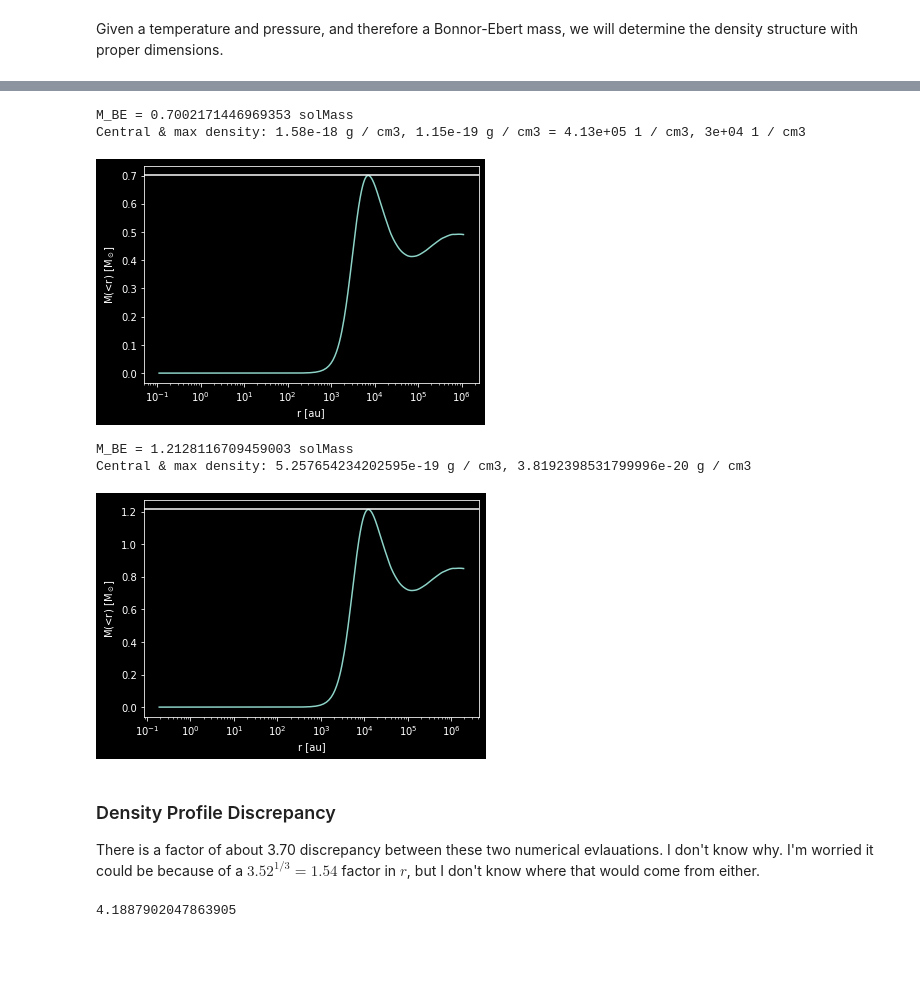
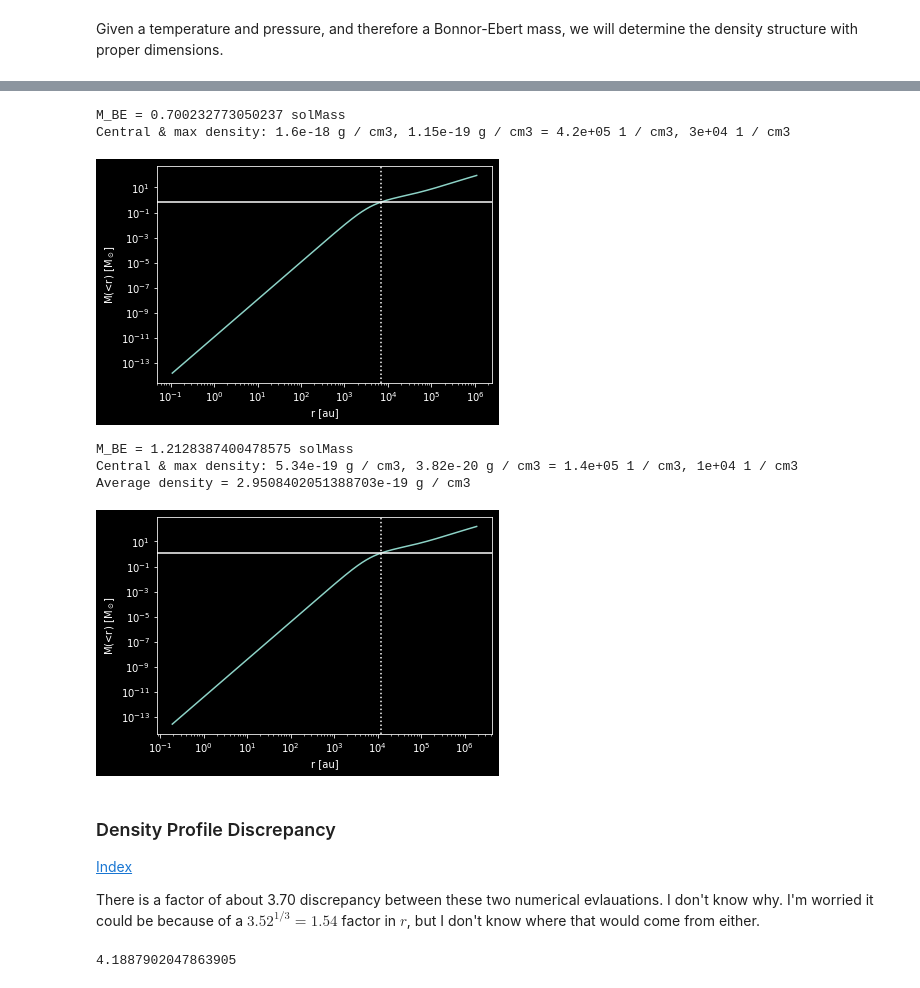
Before and after one commit to keflavich/StarFormationClass, a Jupyter notebook: problems/LaneEmden.ipynb, the cells around one changed output, grey strips where cells are left out. Saved outputs shown, nothing was run; the diff lists cells and outputs as text; code cells hidden in the pictures; blank space fills up the shorter version.

```diff
--- a/problems/LaneEmden.ipynb
+++ b/problems/LaneEmden.ipynb
@@ -186,7 +218,7 @@ psiprime0 = integral_start / 3
 sol = solve_ivp(derivatives,
                 t_span=(integral_start, integral_stop),
                 y0=[psi0, psiprime0],
-                t_eval=np.linspace(integral_start, integral_stop, 10000),
+                t_eval=np.linspace(integral_start, integral_stop, 500000),
                )
 sol.success, sol.message
 # %% [output]
@@ -279,7 +324,9 @@ _=pl.ylabel("Dimensionless $m$")
 # %%
 maxmass=dimensionless_mass(sol.t, sol.y[0], sol.y[1]).max()
 print(f"M_max = {maxmass}")
-maxcontrast = contrast(sol.y[0])[np.argmax(dimensionless_mass(sol.t, sol.y[0], sol.y[1]))]**-1
+argmax = np.argmax(dimensionless_mass(sol.t, sol.y[0], sol.y[1]))
+maxcontrast = contrast(sol.y[0])[argmax]**-1
+psi_S = sol.y[0][argmax]
 print(f"max contrast: {maxcontrast}")
 radiusofmaxcontrast = sol.t[np.argmax(dimensionless_mass(sol.t, sol.y[0], sol.y[1]))]
 print(f'radius of max contrast: {radiusofmaxcontrast}')
@@ -453,26 +541,27 @@ _=pl.ylabel("Dimensionless $m$")
 # %%
 T = 10*u.K
 mu = 2.3*u.Da
 P_over_K = 3e5*u.K * u.cm**-3
 
 c_s = np.sqrt(constants.k_B * T / mu).to(u.km/u.s)
 M_BE = (maxmass * c_s**4 /
         (constants.G**(3./2.)) / (P_over_K * constants.k_B)**0.5).to(u.M_sun)
 print(f"M_BE = {M_BE}")
 rho_S = (maxmass**2*c_s**6 / M_BE**2 / constants.G**3).to(u.g/u.cm**3)
 rho_c = rho_S * maxcontrast
 print(f"Central & max density: {rho_c:0.3g}, {rho_S:0.3g} = {(rho_c/mu).to(u.cm**-3):0.3g}, {(rho_S/mu).to(u.cm**-3):0.3g}")
 r0 = (c_s / (4 * np.pi * constants.G * rho_c)**0.5).to(u.au)
 
-pl.semilogx(sol.t * r0,
-            dimensionless_mass(sol.t, sol.y[0], sol.y[1])/maxmass * M_BE)
+pl.loglog(sol.t * r0,
+            dimensionless_mass(sol.t, psi_S, sol.y[1])/maxmass * M_BE)
+pl.axvline(radiusofmaxcontrast * r0.value, linestyle=':')
 pl.axhline(M_BE.value)
 _=pl.xlabel("r [au]")
 _=pl.ylabel("M(<r) [M$_\odot$]")
 # %% [output]
-M_BE = 0.7002171446969353 solMass
-Central & max density: 1.58e-18 g / cm3, 1.15e-19 g / cm3 = 4.13e+05 1 / cm3, 3e+04 1 / cm3
+M_BE = 0.700232773050237 solMass
+Central & max density: 1.6e-18 g / cm3, 1.15e-19 g / cm3 = 4.2e+05 1 / cm3, 3e+04 1 / cm3
-[figure, old version]
+[figure, new version]
 # %%
 # for in-class demo of observability
 
@@ -484,23 +573,30 @@ c_s = np.sqrt(constants.k_B * T / mu).to(u.km/u.s)
 M_BE = (maxmass * c_s**4 /
         (constants.G**(3./2.)) / (P_over_K * constants.k_B)**0.5).to(u.M_sun)
 print(f"M_BE = {M_BE}")
-rho_S = (maxmass**2*c_s**6 / M_BE**2 / constants.G**3).to(u.g/u.cm**3)
+rho_S1 = (maxmass**2*c_s**6 / M_BE**2 / constants.G**3).to(u.g/u.cm**3)
+rho_S = (P_over_K / c_s**2 * constants.k_B).to(u.g/u.cm**3)
+assert np.abs((rho_S1 - rho_S) / rho_S) < 1e-5
 rho_c = rho_S * maxcontrast
 print(f"Central & max density: {rho_c:0.3g}, {rho_S:0.3g} = {(rho_c/mu).to(u.cm**-3):0.3g}, {(rho_S/mu).to(u.cm**-3):0.3g}")
 r0 = (c_s / (4 * np.pi * constants.G * rho_c)**0.5).to(u.au)
+print(f"Average density = {(M_BE/(4/3*(r0*radiusofmaxcontrast)**3)).to(u.g/u.cm**3)}")
 
-pl.semilogx(sol.t * r0,
-            dimensionless_mass(sol.t, sol.y[0], sol.y[1])/maxmass * M_BE)
+pl.loglog(sol.t * r0,
+            dimensionless_mass(sol.t, psi_S, sol.y[1])/maxmass * M_BE)
+pl.axvline(radiusofmaxcontrast * r0.value, linestyle=':')
 pl.axhline(M_BE.value)
 _=pl.xlabel("r [au]")
 _=pl.ylabel("M(<r) [M$_\odot$]")
 # %% [output]
-M_BE = 1.2128116709459003 solMass
-Central & max density: 5.257654234202595e-19 g / cm3, 3.8192398531799996e-20 g / cm3
+M_BE = 1.2128387400478575 solMass
+Central & max density: 5.34e-19 g / cm3, 3.82e-20 g / cm3 = 1.4e+05 1 / cm3, 1e+04 1 / cm3
+Average density = 2.9508402051388703e-19 g / cm3
-[figure, old version]
+[figure, new version]
 # %% [markdown]
 ### Density Profile Discrepancy
 
+[Index](#Index)
+
 There is a factor of about 3.70 discrepancy between these two numerical evlauations.  I don't know why.  I'm worried it could be because of a $3.52^{1/3} = 1.54$ factor in $r$, but I don't know where that would come from either.
 # %%
 4/3*np.pi
```
Also changed, not shown: parts of 67 cells of this notebook, 6 other files.
